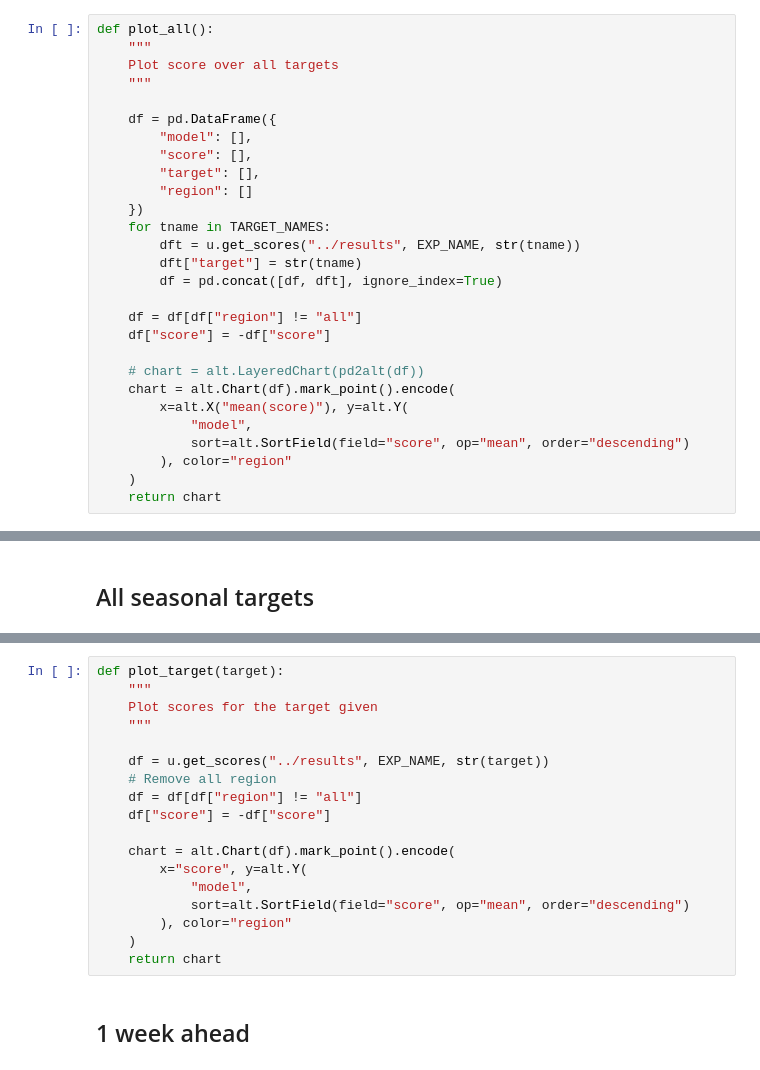
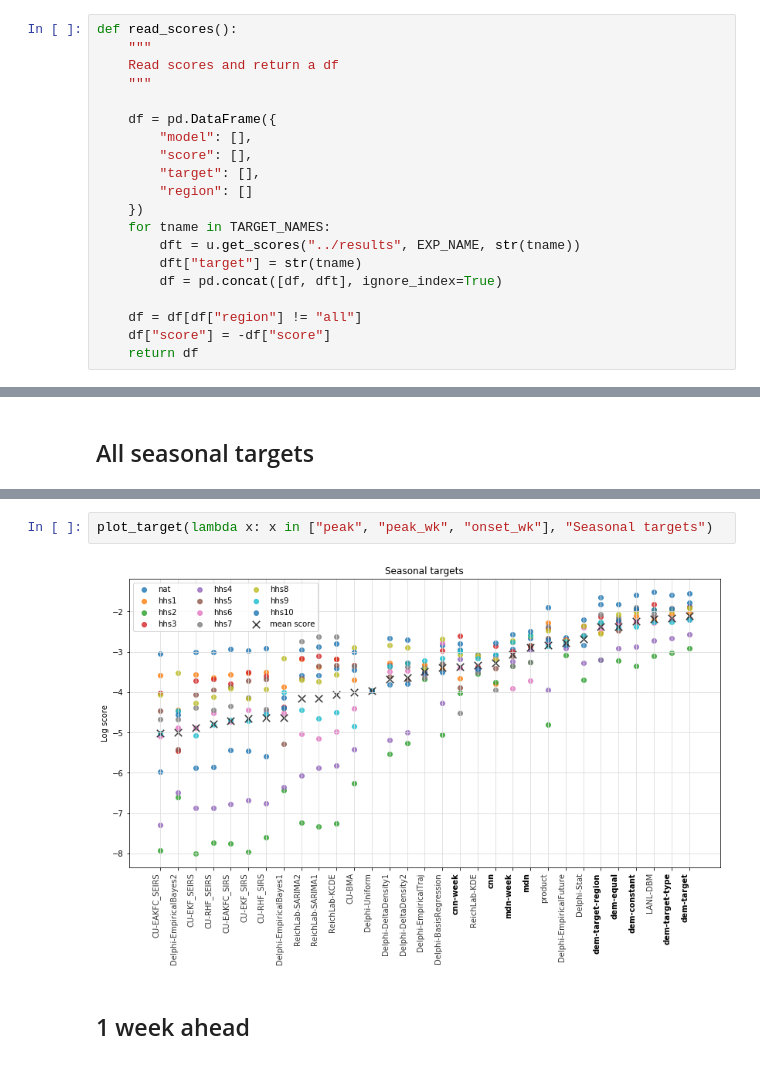
Before and after one commit to reichlab/neural-stack, a Jupyter notebook: notebooks/4.0-results-collaborative.ipynb, the cells around one changed output, grey strips where cells are left out. Cells and saved outputs as stored; diff of their text form.

```diff
--- a/notebooks/4.0-results-collaborative.ipynb
+++ b/notebooks/4.0-results-collaborative.ipynb
@@ -21,7 +18,7 @@ TARGET_NAMES = [1, 2, 3, 4, "peak", "peak_wk", "onset_wk"]
 # %%
-def plot_all():
+def read_scores():
     """
-    Plot score over all targets
+    Read scores and return a df
     """
 
     df = pd.DataFrame({
@@ -37,12 +34,4 @@ def plot_all():
 
     df = df[df["region"] != "all"]
     df["score"] = -df["score"]
-
-    # chart = alt.LayeredChart(pd2alt(df))
-    chart = alt.Chart(df).mark_point().encode(
-        x=alt.X("mean(score)"), y=alt.Y(
-            "model",
-            sort=alt.SortField(field="score", op="mean", order="descending")
-        ), color="region"
-    )
-    return chart
+    return df
@@ -103,20 +87,6 @@ plot_target_type("seasonal")
-# %%
-def plot_target(target):
-    """
-    Plot scores for the target given
-    """
-
-    df = u.get_scores("../results", EXP_NAME, str(target))
-    # Remove all region
-    df = df[df["region"] != "all"]
-    df["score"] = -df["score"]
-
-    chart = alt.Chart(df).mark_point().encode(
-        x="score", y=alt.Y(
-            "model",
-            sort=alt.SortField(field="score", op="mean", order="descending")
-        ), color="region"
-    )
-    return chart
+# %%
+plot_target(lambda x: x in ["peak", "peak_wk", "onset_wk"], "Seasonal targets")
+# %% [output]
+[figure, added]
 # %% [markdown]
 ## 1 week ahead
```
Also changed, not shown: parts of 24 cells of this notebook, 21 other files.
